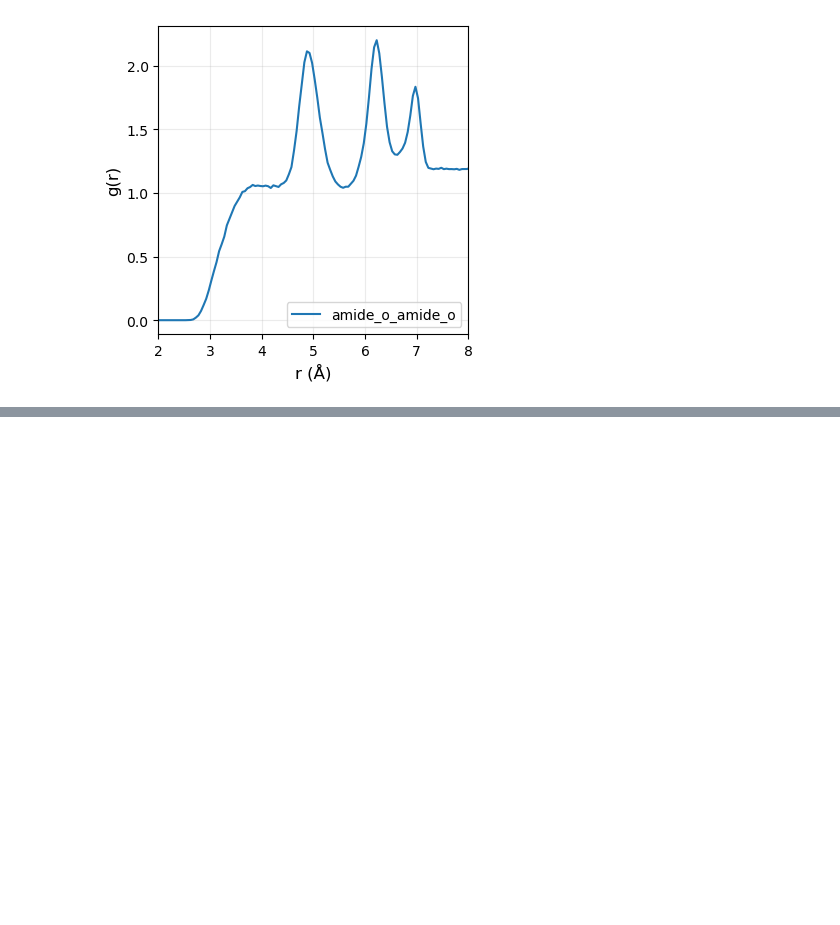
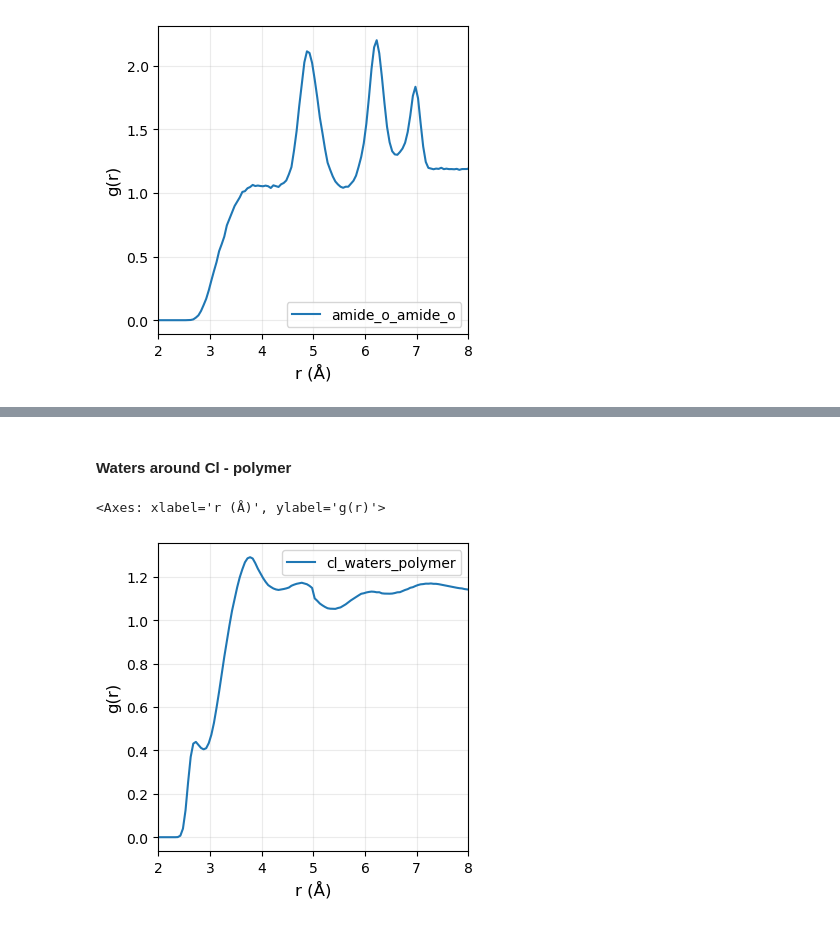
Before and after one commit to schwinns/polyamide-chlorination, a Jupyter notebook: paper/data/chlorinated/rdf.ipynb, the cells around one changed output, grey strips where cells are left out. Cells and saved outputs as stored; diff of their text form; code cells hidden in the pictures; blank space fills up the shorter version.

Commit message:
Add extra RDFs to look at Cl-polymer, COO-polymer, and Cl_water_shell-polymer

```diff
--- a/paper/data/chlorinated/rdf.ipynb
+++ b/paper/data/chlorinated/rdf.ipynb
@@ -80,15 +80,17 @@ names = [('cations', 'waters'), ('cations', 'anions'), ('cations', 'cations'), (
 # %% [output]
 Loaded trajectory with 2001 frames and 36086 atoms.
 # %%
-def plot_rdf(df, x, y):
-    plt.figure(figsize=(4, 4))
-    plt.plot(df[x], df[y], label=y.removeprefix('rdf_'))
-    plt.xlabel('r (Å)', fontsize=12)
-    plt.ylabel('g(r)', fontsize=12)
-    plt.xlim(2,8)
-    plt.legend()
-    plt.grid(alpha=0.25)
-    plt.show()
+def plot_rdf(df, x, y, ax=None):
+    if ax is None:
+        plt.figure(figsize=(4, 4))
+        ax = plt.gca()
+    ax.plot(df[x], df[y], label=y.removeprefix('rdf_'))
+    ax.set_xlabel('r (Å)', fontsize=12)
+    ax.set_ylabel('g(r)', fontsize=12)
+    ax.set_xlim(2,8)
+    ax.legend()
+    ax.grid(alpha=0.25)
+    return ax
 # %% [markdown]
 ## Generate all RDFs
 # %%
@@ -128,0 +133,3 @@ plot_rdf(df, 'r_A', 'rdf_amide_o_amide_o')
+# %%
+df = pd.read_csv('rdfs.csv')
+df
@@ -128,0 +150,14 @@ plot_rdf(df, 'r_A', 'rdf_amide_o_amide_o')
+# %% [markdown]
+#### Waters around Cl - polymer
+# %%
+cl_waters = u.select_atoms('(type OW) and (around 5 group cl)', cl=cl, updating=True)
+polymer = u.select_atoms('(resname PA*) and (not element H)')
+rdf = InterRDF(cl_waters, polymer, nbins=nbins, range=r_range, exclusion_block=(1,1), verbose=False)
+rdf.run(start=start, stop=stop, step=step, backend='multiprocessing', n_workers=16)
+df[f'rdf_cl_waters_polymer'] = rdf.results.rdf
+df[f'count_cl_waters_polymer'] = rdf.results.count
+
+plot_rdf(df, 'r_A', 'rdf_cl_waters_polymer')
+# %% [output]
+<Axes: xlabel='r (Å)', ylabel='g(r)'>
+[figure, added]
```
Also changed, not shown: parts of 11 cells of this notebook, 6 other files.
